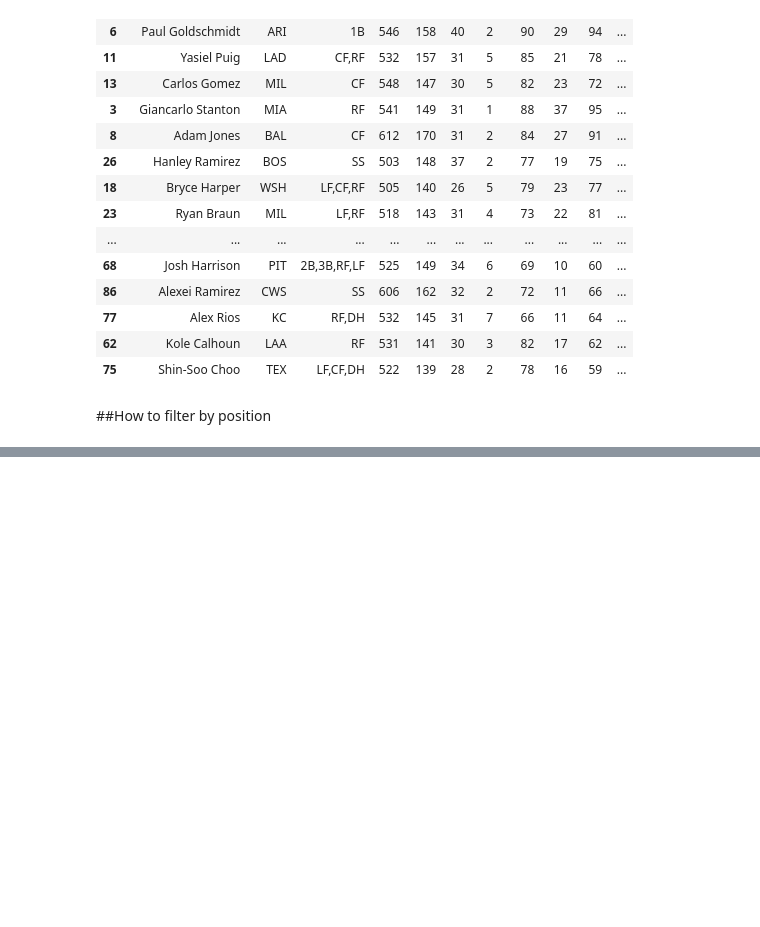
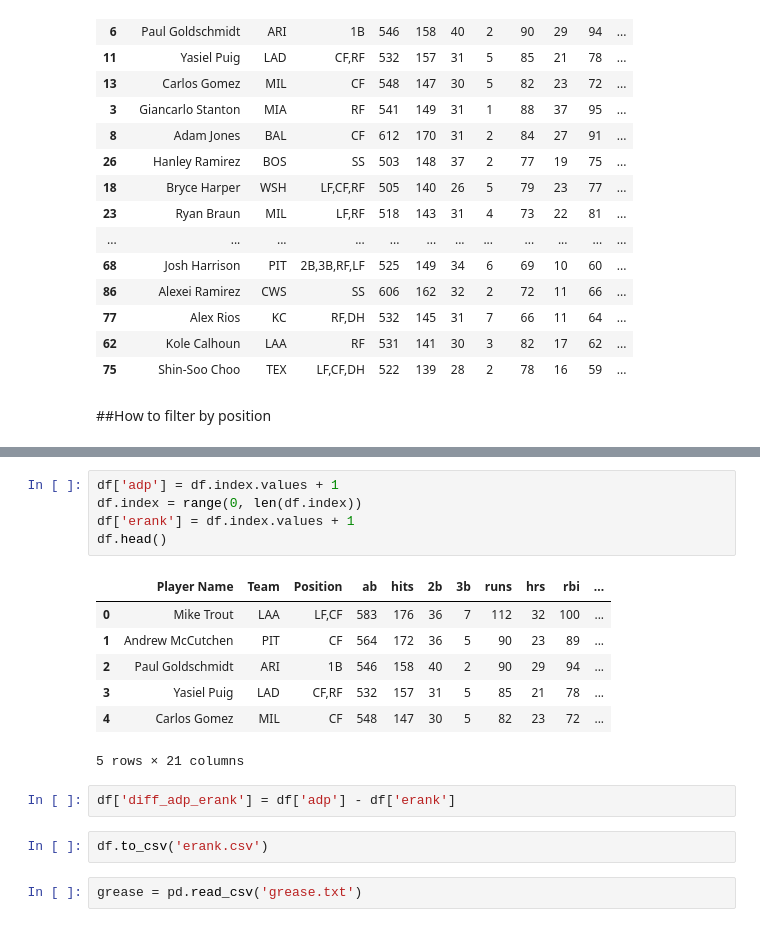
Before and after one commit to eihli/baseball-fantasy-draft, a Jupyter notebook: Simulated-Rankings.ipynb, the cells around one changed output, grey strips where cells are left out. Saved outputs shown, nothing was run; the diff lists cells and outputs as text; blank space fills up the shorter version.

```diff
--- a/Simulated-Rankings.ipynb
+++ b/Simulated-Rankings.ipynb
@@ -55,0 +65,19 @@ center_fielders.head()
+# %%
+df['adp'] = df.index.values + 1
+df.index = range(0, len(df.index))
+df['erank'] = df.index.values + 1
+df.head()
+# %% [output]
+|  | Player Name | Team | Position | ab | hits | 2b | 3b | runs | hrs | rbi | ... |
+| 0 | Mike Trout | LAA | LF,CF | 583 | 176 | 36 | 7 | 112 | 32 | 100 | ... |
+| 1 | Andrew McCutchen | PIT | CF | 564 | 172 | 36 | 5 | 90 | 23 | 89 | ... |
+| 2 | Paul Goldschmidt | ARI | 1B | 546 | 158 | 40 | 2 | 90 | 29 | 94 | ... |
+| 3 | Yasiel Puig | LAD | CF,RF | 532 | 157 | 31 | 5 | 85 | 21 | 78 | ... |
+| 4 | Carlos Gomez | MIL | CF | 548 | 147 | 30 | 5 | 82 | 23 | 72 | ... |
+5 rows × 21 columns
+# %%
+df['diff_adp_erank'] = df['adp'] - df['erank']
+# %%
+df.to_csv('erank.csv')
+# %%
+grease = pd.read_csv('grease.txt')
```
Also changed, not shown: parts of 6 cells of this notebook, 2 other files.
